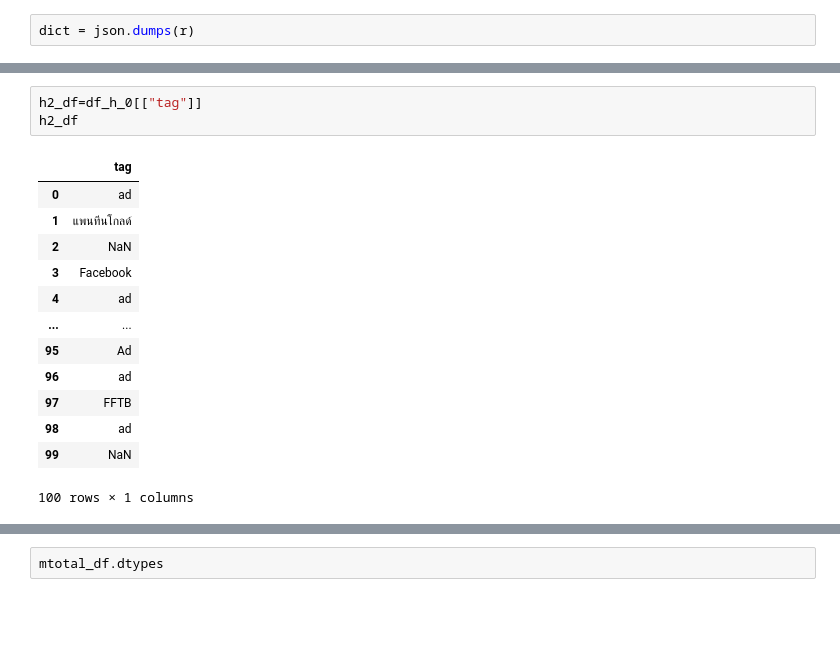
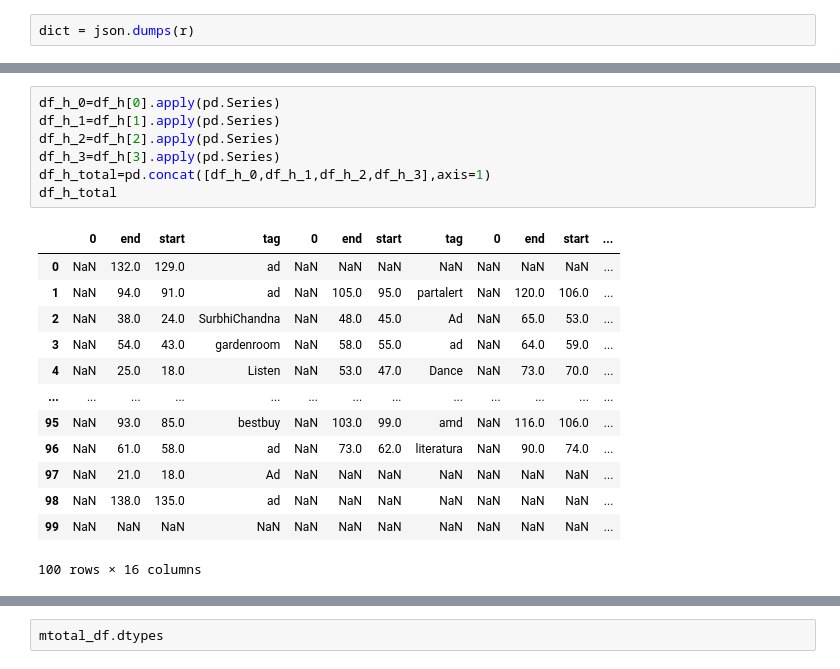
Before and after one commit to sthurstone/Return-Rate-Researchers---Project-I, a Jupyter notebook: API/Twitter_API_Analysis-Final_Table.ipynb, the cells around one changed output, grey strips where cells are left out. Drawn from its saved outputs; the diff is of its cells as text; blank space fills up the shorter version.

Commit message:
Updated API to tables and cleaned folder

```diff
--- a/API/Twitter_API_Analysis-Final_Table.ipynb
+++ b/API/Twitter_API_Analysis-Final_Table.ipynb
@@ -194,17 +177,21 @@ df_h_0
-# %%
-h2_df=df_h_0[["tag"]]
-h2_df
-# %% [output]
-|  | tag |
-| 0 | ad |
-| 1 | แพนทีนโกลด์ |
-| 2 | NaN |
-| 3 | Facebook |
-| 4 | ad |
-| ... | ... |
-| 95 | Ad |
-| 96 | ad |
-| 97 | FFTB |
-| 98 | ad |
-| 99 | NaN |
-100 rows × 1 columns
+# %%
+df_h_0=df_h[0].apply(pd.Series)
+df_h_1=df_h[1].apply(pd.Series)
+df_h_2=df_h[2].apply(pd.Series)
+df_h_3=df_h[3].apply(pd.Series)
+df_h_total=pd.concat([df_h_0,df_h_1,df_h_2,df_h_3],axis=1)
+df_h_total
+# %% [output]
+|  | 0 | end | start | tag | 0 | end | start | tag | 0 | end | start | ... |
+| 0 | NaN | 132.0 | 129.0 | ad | NaN | NaN | NaN | NaN | NaN | NaN | NaN | ... |
+| 1 | NaN | 94.0 | 91.0 | ad | NaN | 105.0 | 95.0 | partalert | NaN | 120.0 | 106.0 | ... |
+| 2 | NaN | 38.0 | 24.0 | SurbhiChandna | NaN | 48.0 | 45.0 | Ad | NaN | 65.0 | 53.0 | ... |
+| 3 | NaN | 54.0 | 43.0 | gardenroom | NaN | 58.0 | 55.0 | ad | NaN | 64.0 | 59.0 | ... |
+| 4 | NaN | 25.0 | 18.0 | Listen | NaN | 53.0 | 47.0 | Dance | NaN | 73.0 | 70.0 | ... |
+| ... | ... | ... | ... | ... | ... | ... | ... | ... | ... | ... | ... | ... |
+| 95 | NaN | 93.0 | 85.0 | bestbuy | NaN | 103.0 | 99.0 | amd | NaN | 116.0 | 106.0 | ... |
+| 96 | NaN | 61.0 | 58.0 | ad | NaN | 73.0 | 62.0 | literatura | NaN | 90.0 | 74.0 | ... |
+| 97 | NaN | 21.0 | 18.0 | Ad | NaN | NaN | NaN | NaN | NaN | NaN | NaN | ... |
+| 98 | NaN | 138.0 | 135.0 | ad | NaN | NaN | NaN | NaN | NaN | NaN | NaN | ... |
+| 99 | NaN | NaN | NaN | NaN | NaN | NaN | NaN | NaN | NaN | NaN | NaN | ... |
+100 rows × 16 columns
```
Also changed, not shown: parts of 30 cells of this notebook, 4 other files.
